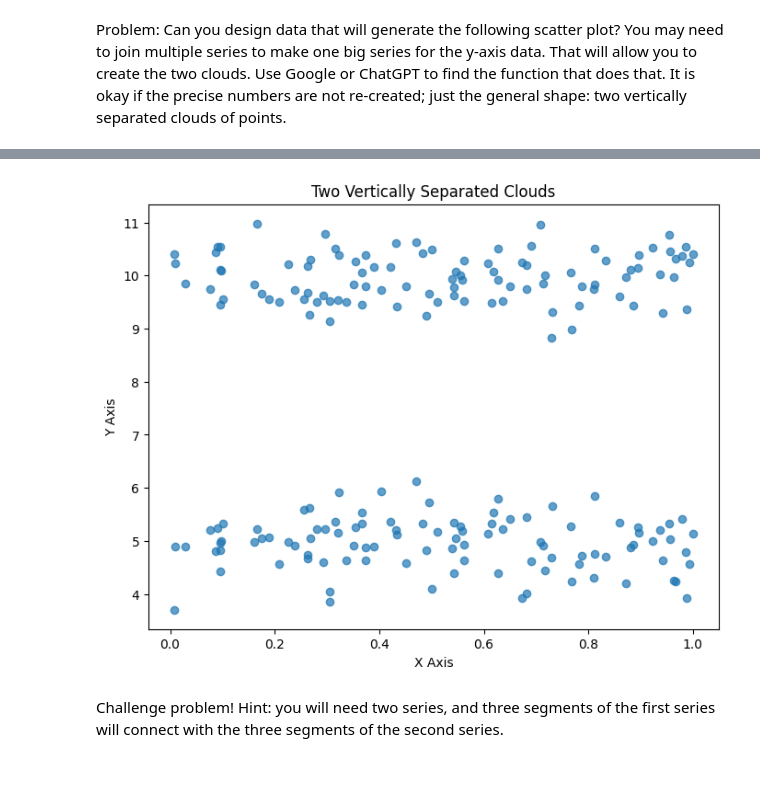
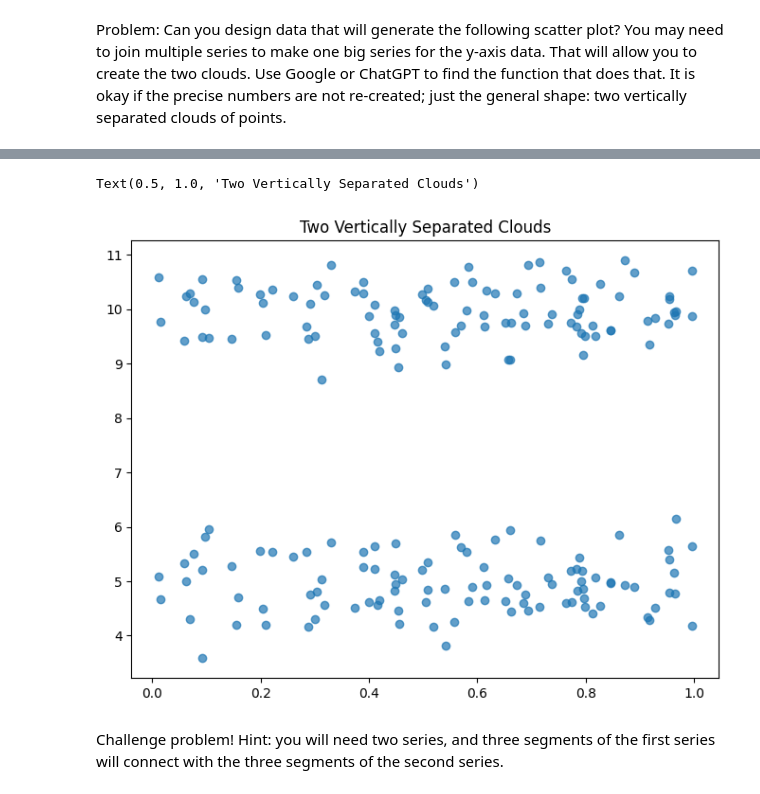
Before and after one commit to aqds-hub/Learning, a Jupyter notebook: OMDS-ModB2/OMDS-ModB2-Week5-Quintino dos Santos-Amanda.ipynb, the cells around one changed output, grey strips where cells are left out. Cells and saved outputs as stored; diff of their text form; code cells hidden in the pictures.

```diff
--- a/OMDS-ModB2/OMDS-ModB2-Week5-Quintino dos Santos-Amanda.ipynb
+++ b/OMDS-ModB2/OMDS-ModB2-Week5-Quintino dos Santos-Amanda.ipynb
@@ -181,21 +184,19 @@ Problem: Can you design data that will generate the following scatter plot?  You
 # %%
-
+import matplotlib.pyplot as plt
 x_data = np.random.rand(100)
 
 y_cloud1 = 5 + np.random.normal(0, 0.5, 100)
 
 y_cloud2 = 10 + np.random.normal(0, 0.5, 100)
 
 x_final = np.concatenate([x_data, x_data])
 y_final = np.concatenate([y_cloud1, y_cloud2])
 
 plt.figure(figsize=(8, 6))
 plt.scatter(x_final, y_final, alpha=0.7)
 plt.title("Two Vertically Separated Clouds")
-plt.xlabel("X Axis")
-plt.ylabel("Y Axis")
-plt.show()
 # %% [output]
+Text(0.5, 1.0, 'Two Vertically Separated Clouds')
-[figure, old version]
+[figure, new version]
 # %% [markdown]
 Challenge problem!  Hint: you will need two series, and three segments of the first series will connect with the three segments of the second series.
```
Also changed, not shown: parts of 8 cells of this notebook, 10 other files.
